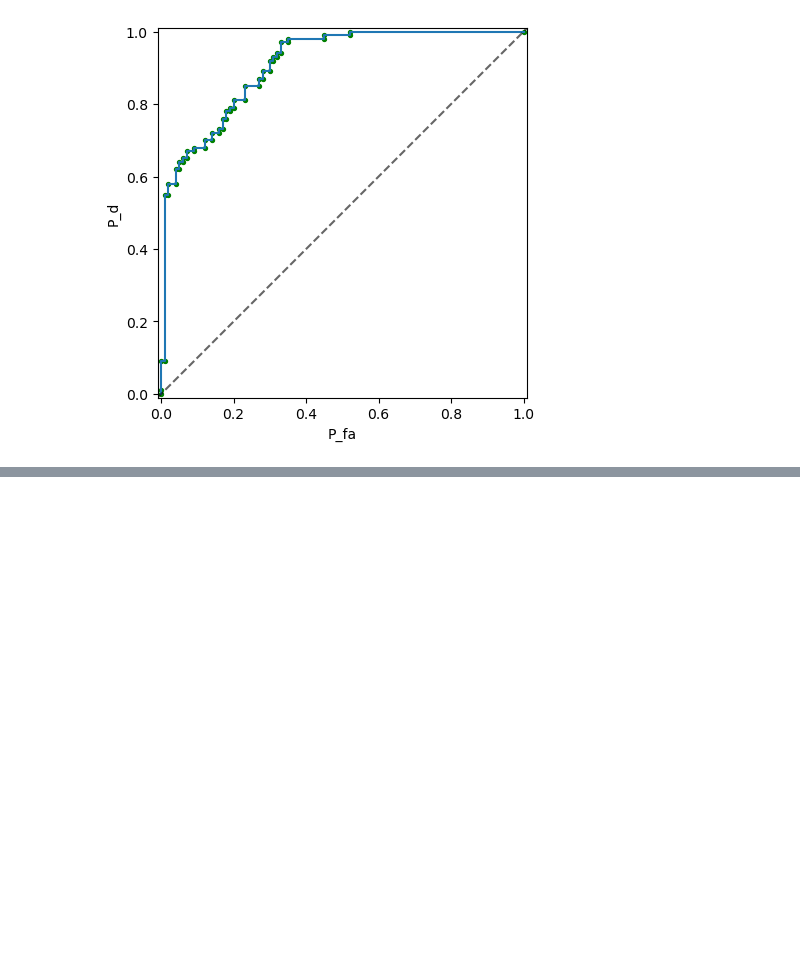
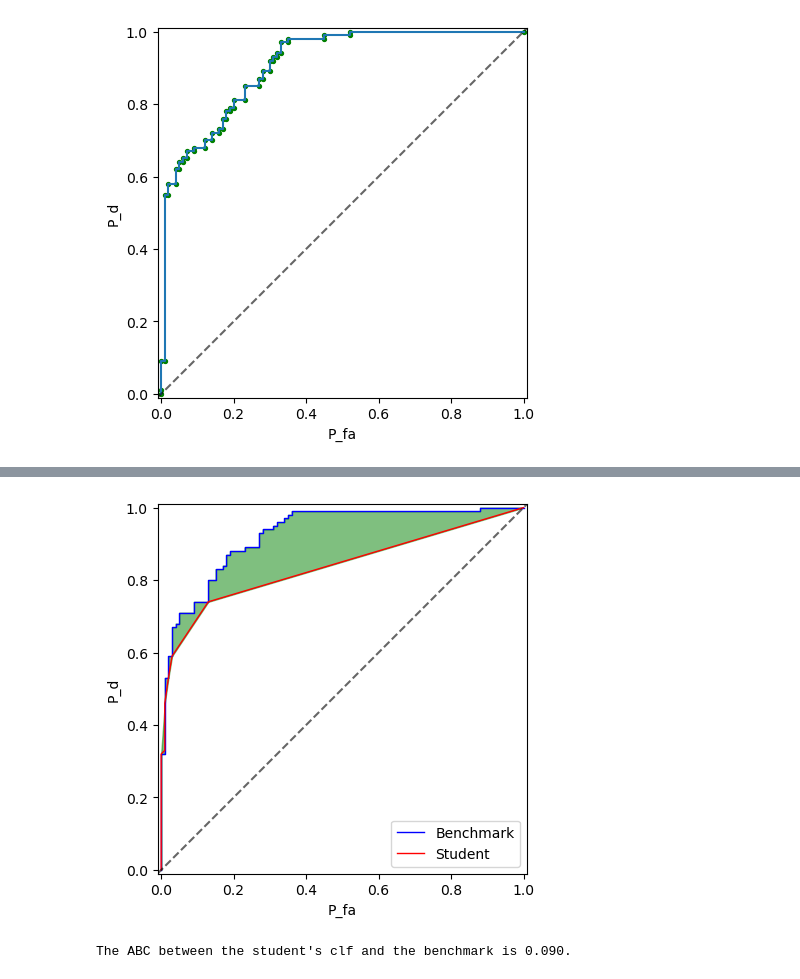
Before and after one commit to zs144/ml-course-auto-grader, a Jupyter notebook: code/ROC-grader/example_questions.ipynb, the cells around one changed output, grey strips where cells are left out. Saved outputs shown, nothing was run; the diff lists cells and outputs as text; code cells hidden in the pictures; blank space fills up the shorter version.

```diff
--- a/code/ROC-grader/example_questions.ipynb
+++ b/code/ROC-grader/example_questions.ipynb
@@ -135,0 +238,27 @@ plt.show()
+# %%
+log_norm_decision_stats = pd.read_csv("../data/logNormalData.csv", names=["truth", "lambda"])
+y = log_norm_decision_stats["truth"]
+decision_stats = log_norm_decision_stats["lambda"]
+# %%
+extra = pd.Series([POS_INF, NEG_INF])
+
+# Method 1: Every decision statistics as a threshold
+thresholds_1 = pd.Series(decision_stats)
+thresholds_1 = pd.concat([thresholds_1, extra], ignore_index=True)
+thresholds_1.sort_values(inplace=True, ascending=False)
+
+# Method 2: 99 linearly sample the decision statistics as a threshold
+min_lambda = decision_stats.min()
+max_lambda = decision_stats.max()
+thresholds_2 = pd.Series(np.linspace(min_lambda, max_lambda, 99))
+thresholds_2 = pd.concat([thresholds_2, extra], ignore_index=True)
+thresholds_2.sort_values(inplace=True, ascending=False)
+# %%
+correct_clf_ROC_data = get_ROC_data(thresholds_1, y, decision_stats)
+student_clf_ROC_data = get_ROC_data(thresholds_2, y, decision_stats)
+roc_curves_visual_cmp(correct_clf_ROC_data, student_clf_ROC_data)
+ABC = get_ABC(correct_clf_ROC_data, student_clf_ROC_data)
+print(f"The ABC between the student's clf and the benchmark is {ABC:.3f}.")
+# %% [output]
+[figure, added]
+The ABC between the student's clf and the benchmark is 0.090.
```
Also changed, not shown: parts of 20 cells of this notebook, 3 other files.
